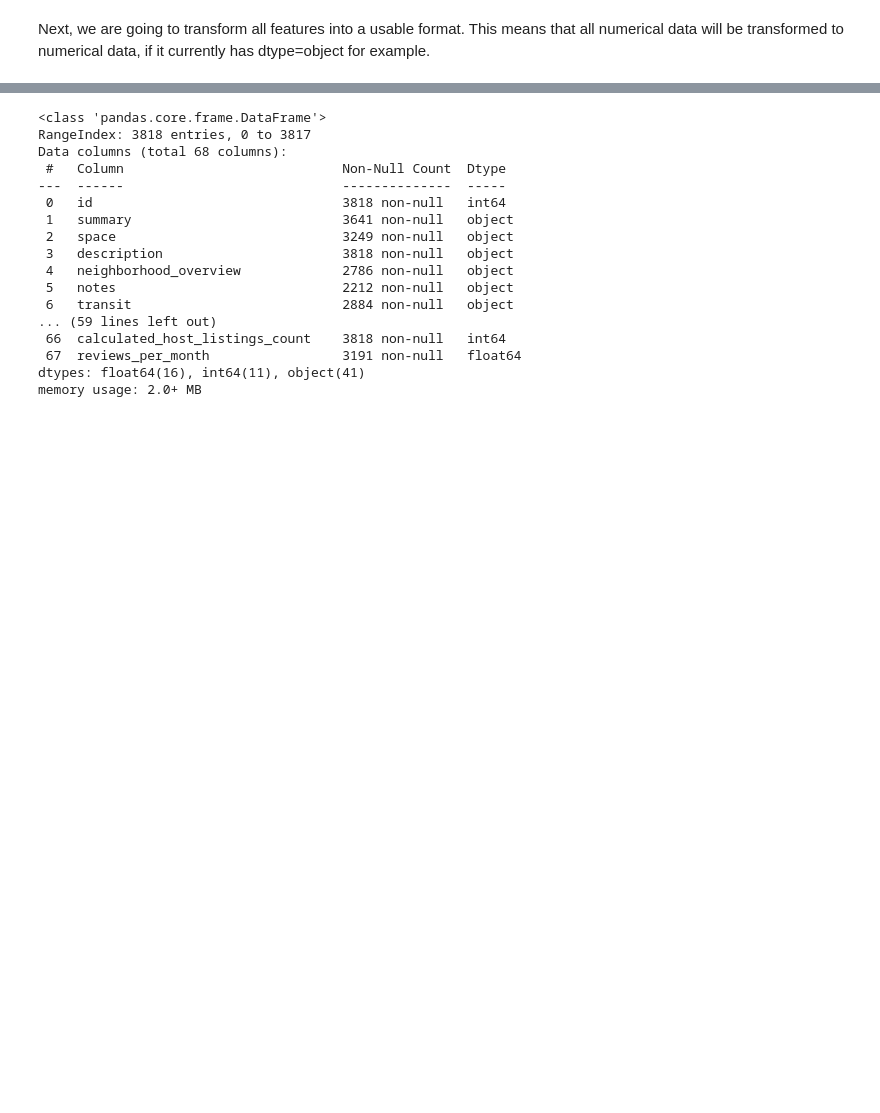
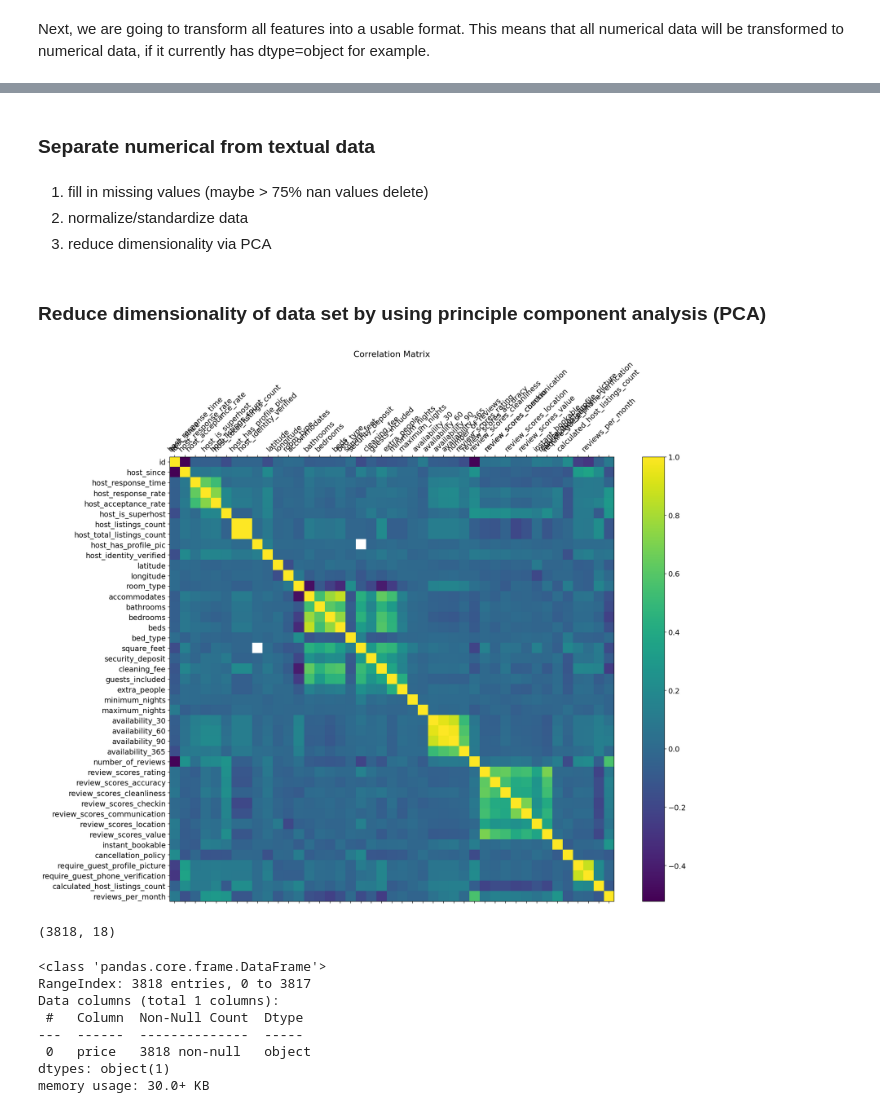
Before and after one commit to chasnerDS/UdacityDS_BlogPost, a Jupyter notebook: data_exploration.ipynb, the cells around one changed output, grey strips where cells are left out. Saved outputs shown, nothing was run; the diff lists cells and outputs as text; code cells hidden in the pictures; blank space fills up the shorter version.

Commit message:
Split target and training features, split text and numerical data

```diff
--- a/data_exploration.ipynb
+++ b/data_exploration.ipynb
@@ -63,0 +257,9 @@ array([nan,
+# %%
+response_time_mapping = {
+    'f': 0,
+    't': 1
+}
+
+df_seattle_listings_red['require_guest_profile_picture'] = df_seattle_listings_red['require_guest_profile_picture'].map(response_time_mapping)
+
+df_seattle_listings_red['require_guest_profile_picture'] = df_seattle_listings_red['require_guest_profile_picture'].fillna(-1).astype('int64')
@@ -63,0 +268,9 @@ array([nan,
+# %%
+response_time_mapping = {
+    'f': 0,
+    't': 1
+}
+
+df_seattle_listings_red['require_guest_phone_verification'] = df_seattle_listings_red['require_guest_phone_verification'].map(response_time_mapping)
+
+df_seattle_listings_red['require_guest_phone_verification'] = df_seattle_listings_red['require_guest_phone_verification'].fillna(-1).astype('int64')
@@ -64,20 +279,47 @@ array([nan,
+# %%
+response_time_mapping = {
+    'Entire home/apt': 0,
+    'Private room': 1,
+    'Shared room': 2
+}
+
+df_seattle_listings_red['room_type'] = df_seattle_listings_red['room_type'].map(response_time_mapping)
+
+df_seattle_listings_red['room_type'] = df_seattle_listings_red['room_type'].fillna(-1).astype('int64')
+# %% [markdown]
+<h3> Separate numerical from textual data </h3>
+# %%
+df_seattle_listings_text = df_seattle_listings_red.select_dtypes(include='dtype')
+
+df_seattle_listings_num = df_seattle_listings_red.select_dtypes(exclude='dtype')
+# %% [markdown]
+1. fill in missing values (maybe > 75% nan values delete)
+2. normalize/standardize data
+3. reduce dimensionality via PCA
+# %% [markdown]
+<h3> Reduce dimensionality of data set by using principle component analysis (PCA) </h3>
+# %%
+f = plt.figure(figsize=(19, 15))
+plt.matshow(df_seattle_listings_num.corr(), fignum=f.number)
+plt.xticks(range(df_seattle_listings_num.select_dtypes(['number']).shape[1]), df_seattle_listings_num.select_dtypes(['number']).columns, fontsize=14, rotation=45)
+plt.yticks(range(df_seattle_listings_num.select_dtypes(['number']).shape[1]), df_seattle_listings_num.select_dtypes(['number']).columns, fontsize=14)
+cb = plt.colorbar()
+cb.ax.tick_params(labelsize=14)
+plt.title('Correlation Matrix', fontsize=16);
+# %% [output]
+[figure, added]
+# %%
+df_seattle_listings_text.shape
+# %% [output]
+(3818, 18)
 # %%
-df_seattle_listings_red.info()
+df_seattle_listings_target.info()
 # %% [output]
 <class 'pandas.core.frame.DataFrame'>
 RangeIndex: 3818 entries, 0 to 3817
-Data columns (total 68 columns):
- #   Column                            Non-Null Count  Dtype
----  ------                            --------------  -----
- 0   id                                3818 non-null   int64
- 1   summary                           3641 non-null   object
- 2   space                             3249 non-null   object
- 3   description                       3818 non-null   object
- 4   neighborhood_overview             2786 non-null   object
- 5   notes                             2212 non-null   object
- 6   transit                           2884 non-null   object
-... (59 lines left out)
- 66  calculated_host_listings_count    3818 non-null   int64
- 67  reviews_per_month                 3191 non-null   float64
-dtypes: float64(16), int64(11), object(41)
-memory usage: 2.0+ MB
+Data columns (total 1 columns):
+ #   Column  Non-Null Count  Dtype
+---  ------  --------------  -----
+ 0   price   3818 non-null   object
+dtypes: object(1)
+memory usage: 30.0+ KB
```
Also changed, not shown: parts of 41 cells of this notebook.
